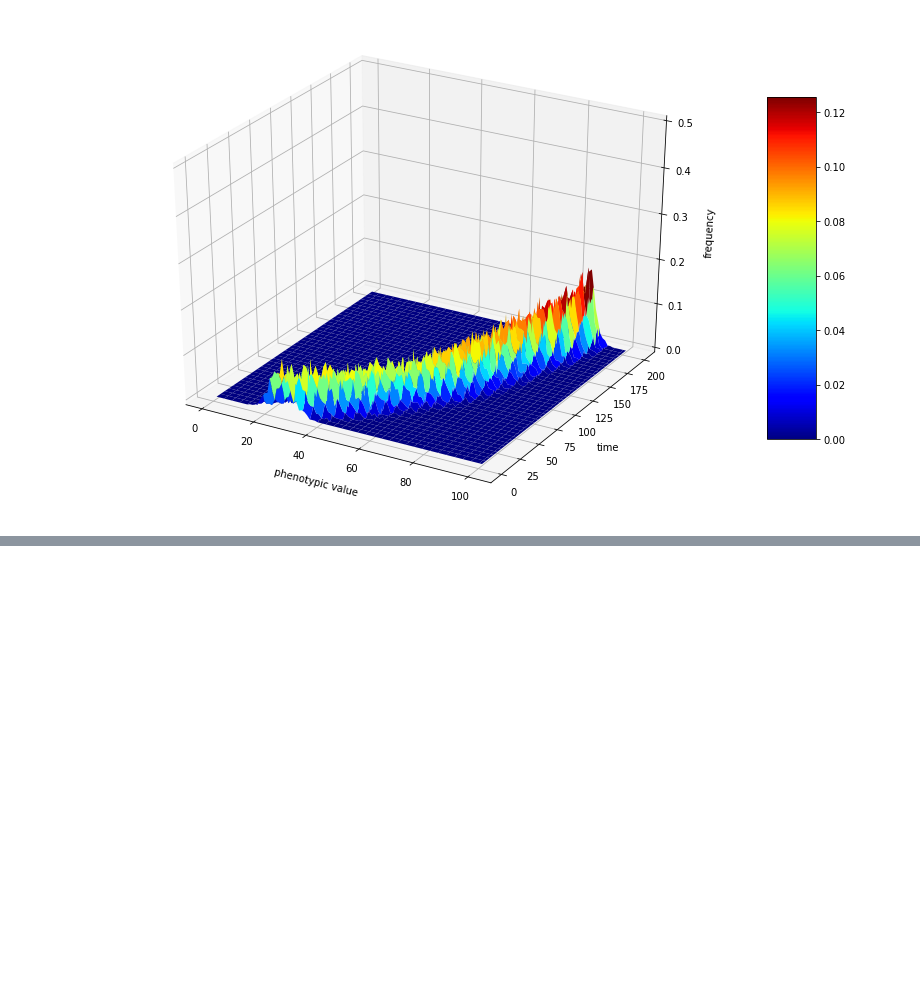
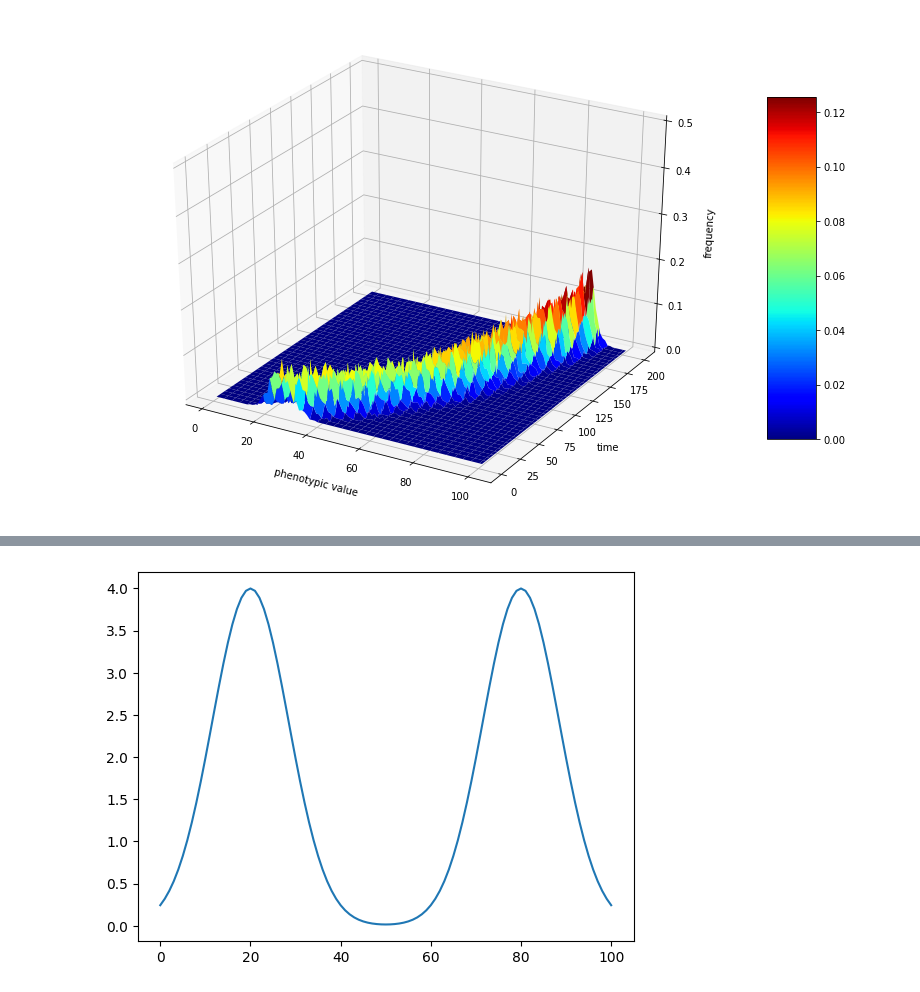
Before and after one commit to porygon-tech/ECO, a Jupyter notebook: demos/tutorial_EVO.ipynb, the cells around one changed output, grey strips where cells are left out. Saved outputs shown, nothing was run; the diff lists cells and outputs as text; code cells hidden in the pictures; blank space fills up the shorter version.

```diff
--- a/demos/tutorial_EVO.ipynb
+++ b/demos/tutorial_EVO.ipynb
@@ -86,0 +111,6 @@ plt.show()
+# %%
+l = evo.interactors.pM(np.arange(nstates)-20,0.007) + evo.interactors.pM(np.arange(nstates)-80,0.007)
+l = np.c_[np.array(4*l)]
+mx.showlist(l)
+# %% [output]
+[figure, added]
```
Also changed, not shown: parts of 14 cells of this notebook.
